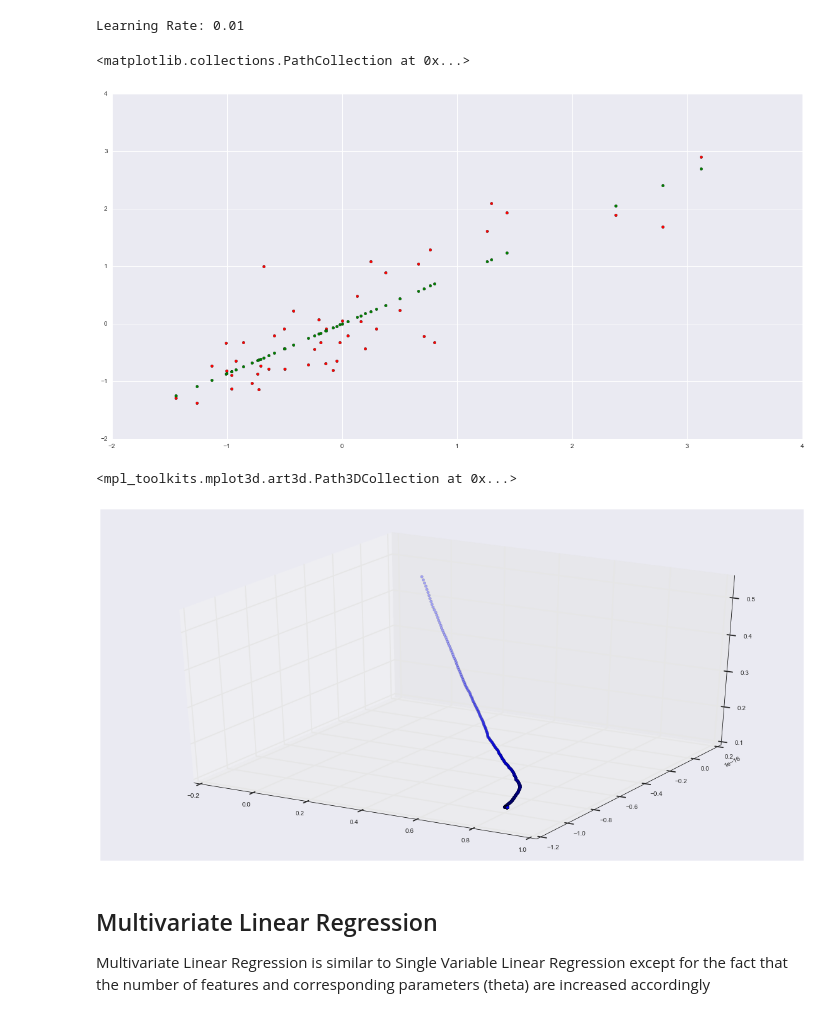
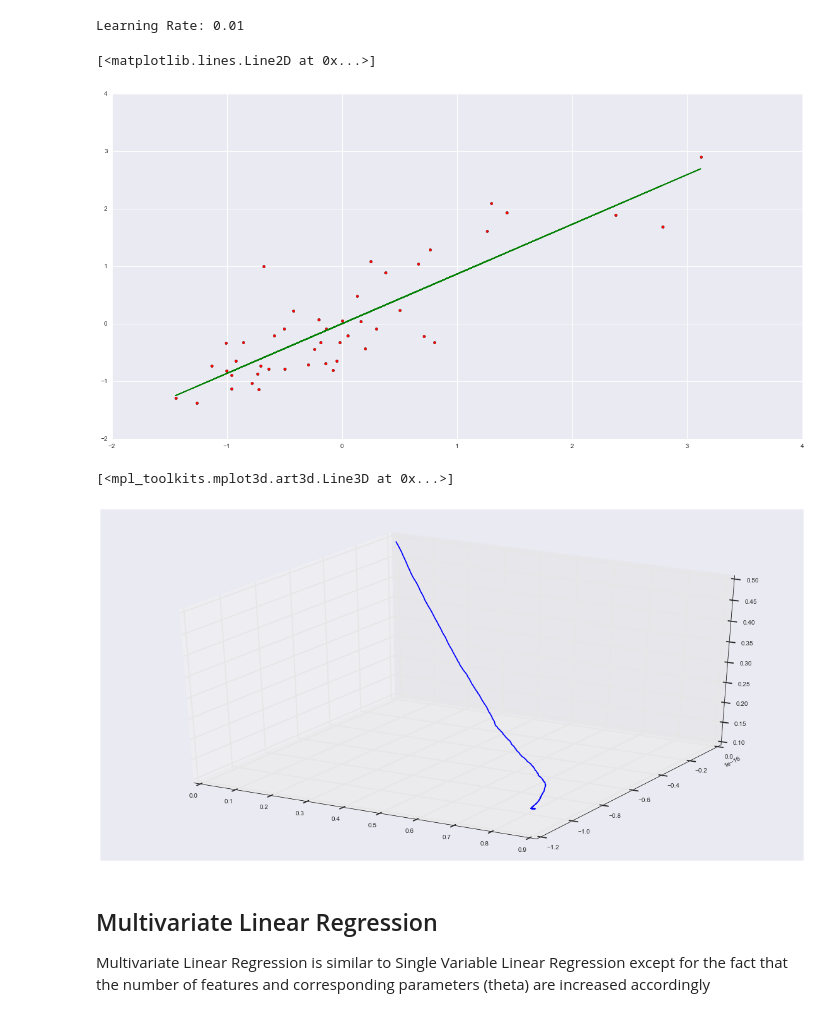
Before and after one commit to rurouni-najeeb/Kaggle, a Jupyter notebook: Linear Regression.ipynb, the cells around one changed output. Cells and saved outputs as stored; diff of their text form; code cells hidden in the pictures.

```diff
--- a/Linear Regression.ipynb
+++ b/Linear Regression.ipynb
@@ -91,23 +91,23 @@ yPred = np.dot(X,theta)
 # %%
 ## Plotting the predicted and actual values
 plt.scatter(X[:,0],y,c='r',label='Actual')
-plt.scatter(X[:,0],yPred,c='g',label='Predicted')
+plt.plot(X[:,0],yPred,c='g',label='Predicted')
 # %% [output]
-<matplotlib.collections.PathCollection at 0x...>
+[<matplotlib.lines.Line2D at 0x...>]
-[figure, old version]
+[figure, new version]
 # %%
 params = np.asarray(params).reshape(1000,2)
 error = np.asarray(error)
 # %%
 ## Plotting the error function as a value of theta
 ## This should give the path taken by the Batch Gradient Descent to reach the optimal solution
 from mpl_toolkits.mplot3d import Axes3D
 fig = plt.figure()
 ax = fig.add_subplot(111,projection='3d')
-ax.scatter(xs=params[:,0],ys=params[:,1],zs=error,c='b')
+ax.plot(xs=params[:,0],ys=params[:,1],zs=error,c='b')
 # %% [output]
-<mpl_toolkits.mplot3d.art3d.Path3DCollection at 0x...>
+[<mpl_toolkits.mplot3d.art3d.Line3D at 0x...>]
-[figure, old version]
+[figure, new version]
 # %% [markdown]
 ## Multivariate Linear Regression
 Multivariate Linear Regression is similar to Single Variable Linear Regression except for the fact that the number of features and corresponding parameters (theta) are increased accordingly
```
Also changed, not shown: 2 other files.
